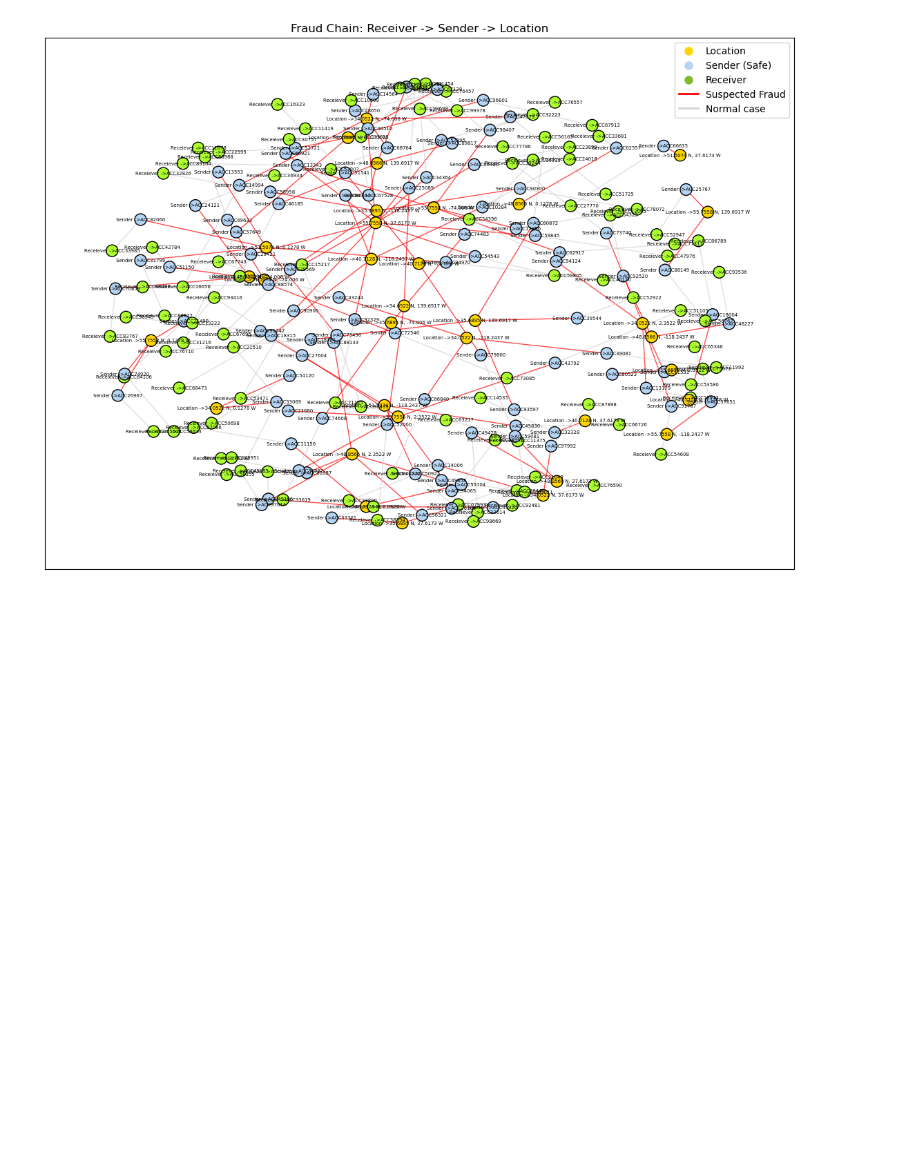
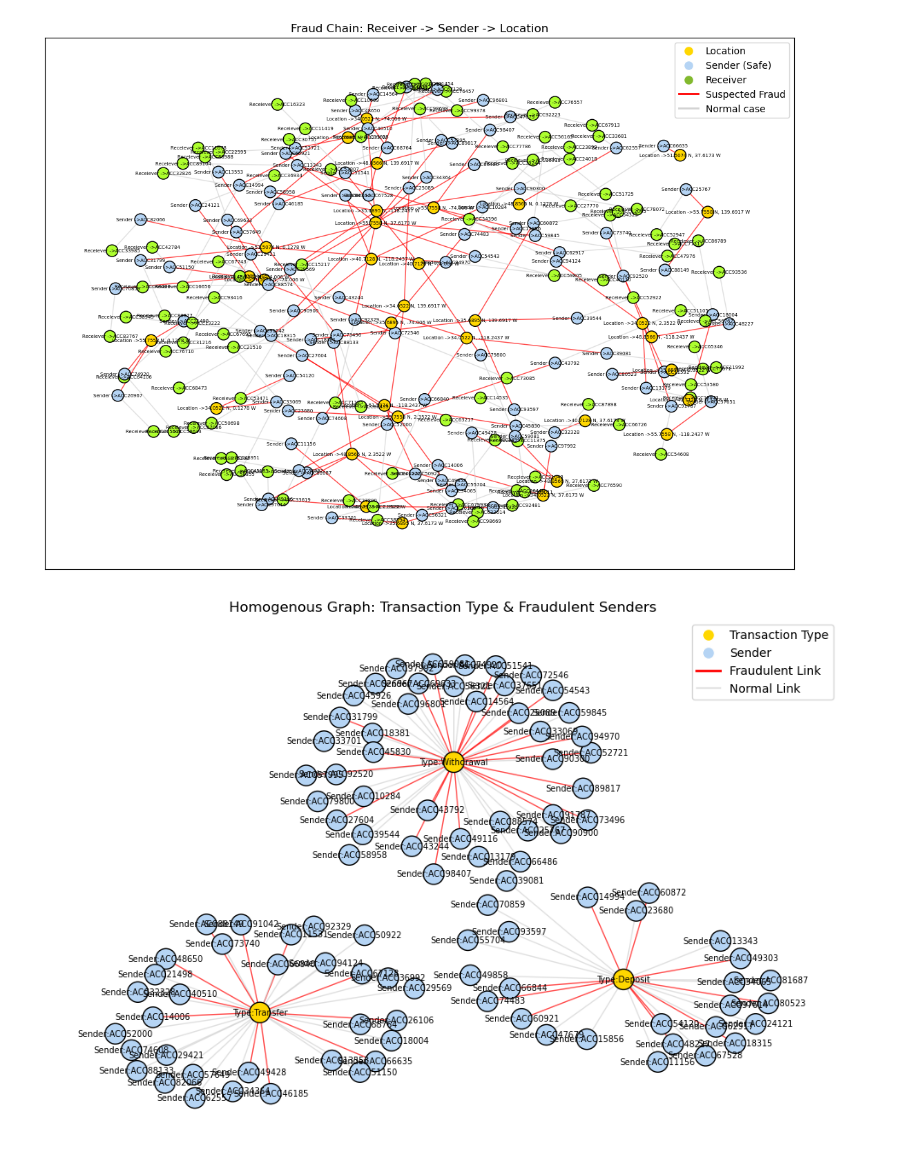
Before and after one commit to MKW420/TransactionsFraudDetection, a Jupyter notebook: GraphNetworks/GraphNueralNetwork.ipynb, the cells around one changed output. Saved outputs shown, nothing was run; the diff lists cells and outputs as text; code cells hidden in the pictures; blank space fills up the shorter version.

Commit message:
added homogenous graph

```diff
--- a/GraphNetworks/HetrogenousGraphNetwork.ipynb
+++ b/GraphNetworks/GraphNueralNetwork.ipynb
@@ -182,3 +182,72 @@ plt.title("Fraud Chain: Receiver -> Sender -> Location")
 plt.show()
 # %% [output]
 [figure]
+# %%
+
+
+
+G = nx.Graph()
+
+# Select a small slice to see the pattern clearly
+sub_df = df_tx_bank.head(100).copy() # Reduced for visual clarity
+
+for _, row in sub_df.iterrows():
+    s_acc = f"Sender:{row['Sender Account ID']}"
+    r_acc = f"Receiever ->{row['Receiver Account ID']}"
+    trans_type = f"Type:{row['Transaction Type']}"
+    trans_id = f"ID:{row['Transaction ID']}"
+
+    # Determine color based on Fraud Flag
+    # Assuming the column name is 'Fraud Flag' (0 or 1)
+    is_fraud = row['Fraud Flag'] == 1
+    edge_col = 'red' if is_fraud else '#D3D3D3'
+
+    # Nodes
+    G.add_node(s_acc, type='sender')
+    G.add_node(trans_type, type='type_trans')
+    # G.add_node(r_acc, type='receiever')
+    # Edges: Linking Sender to the Transaction Type
+    # We store the color directly in the edge attribute 'color'
+    # G.add_edge(s_acc, trans_type, color=edge_col, weight=2 if is_fraud else 1)
+     # Edge 1: Receiver only to Sender
+    # G.add_edge(r_acc, s_acc,color=edge_col, weight=1 if is_fraud else 1)
+
+    # Edge 2: Sender only to Location
+    G.add_edge(s_acc, trans_type, color=edge_col, weight=1 if is_fraud else 1)
+
+# --- Color Mapping for Nodes ---
+node_colors = []
+for node, attr in G.nodes(data=True):
+    if attr['type'] == 'type_trans':
+        node_colors.append('#FFD700') # Gold
+    elif attr['type'] == 'sender':
+        node_colors.append('#B5D4F4') # Blue
+    else:
+        node_colors.append('#ADFF2F')
+
+# --- Extract Edge Colors ---
+edges = G.edges()
+final_edge_colors = [G[u][v]['color'] for u, v in edges]
+weights = [G[u][v]['weight'] for u, v in edges]
+
+# --- Visualization ---
+plt.figure(figsize=(12, 8))
+pos = nx.spring_layout(G, k=0.3, seed=42)
+
+nx.draw_networkx_nodes(G, pos, node_color=node_colors, node_size=300, edgecolors='black')
+nx.draw_networkx_edges(G, pos, edge_color=final_edge_colors, width=weights, alpha=0.7)
+nx.draw_networkx_labels(G, pos, font_size=7)
+
+# Legend
+legend_elements = [
+    Line2D([0], [0], marker='o', color='w', label='Transaction Type', markerfacecolor='#FFD700', markersize=10),
+    Line2D([0], [0], marker='o', color='w', label='Sender', markerfacecolor='#B5D4F4', markersize=10),
+    Line2D([0], [0], color='red', lw=2, label='Fraudulent Link'),
+    Line2D([0], [0], color='#D3D3D3', lw=1, label='Normal Link'),
+]
+plt.legend(handles=legend_elements, loc='upper right')
+plt.title("Homogenous Graph: Transaction Type & Fraudulent Senders")
+plt.axis('off')
+plt.show()
+# %% [output]
+[figure, added]
```
Also changed, not shown: 1 other file.
